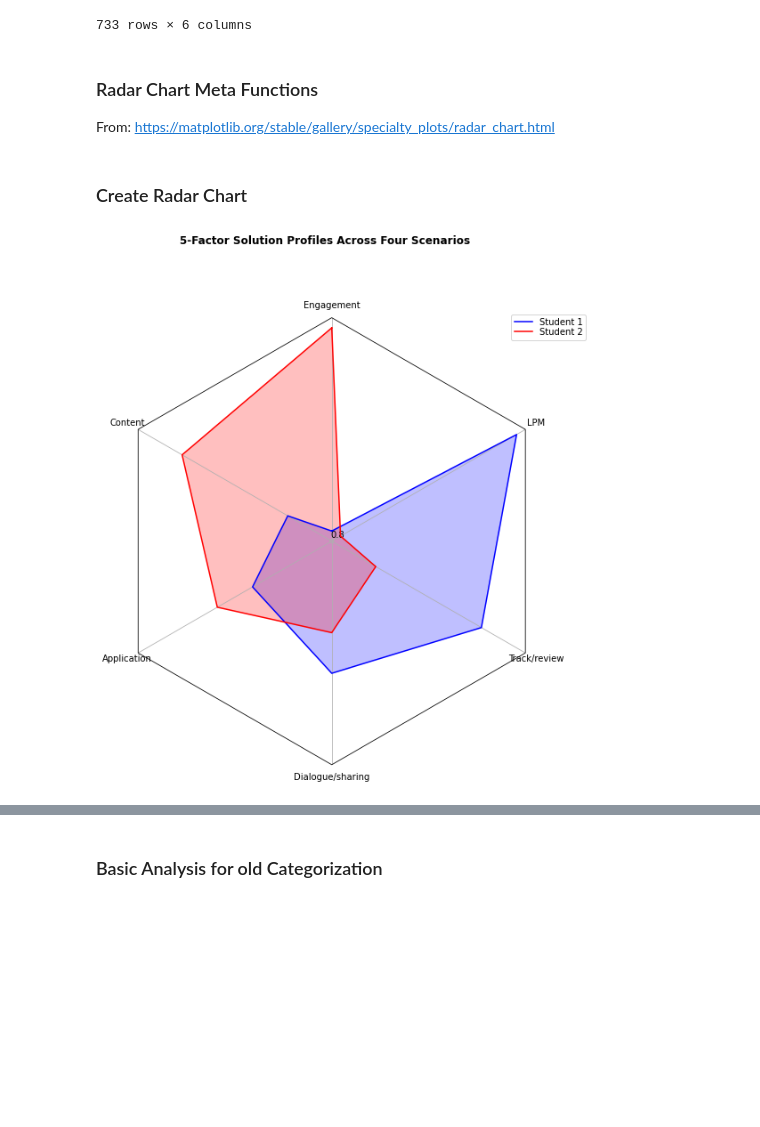
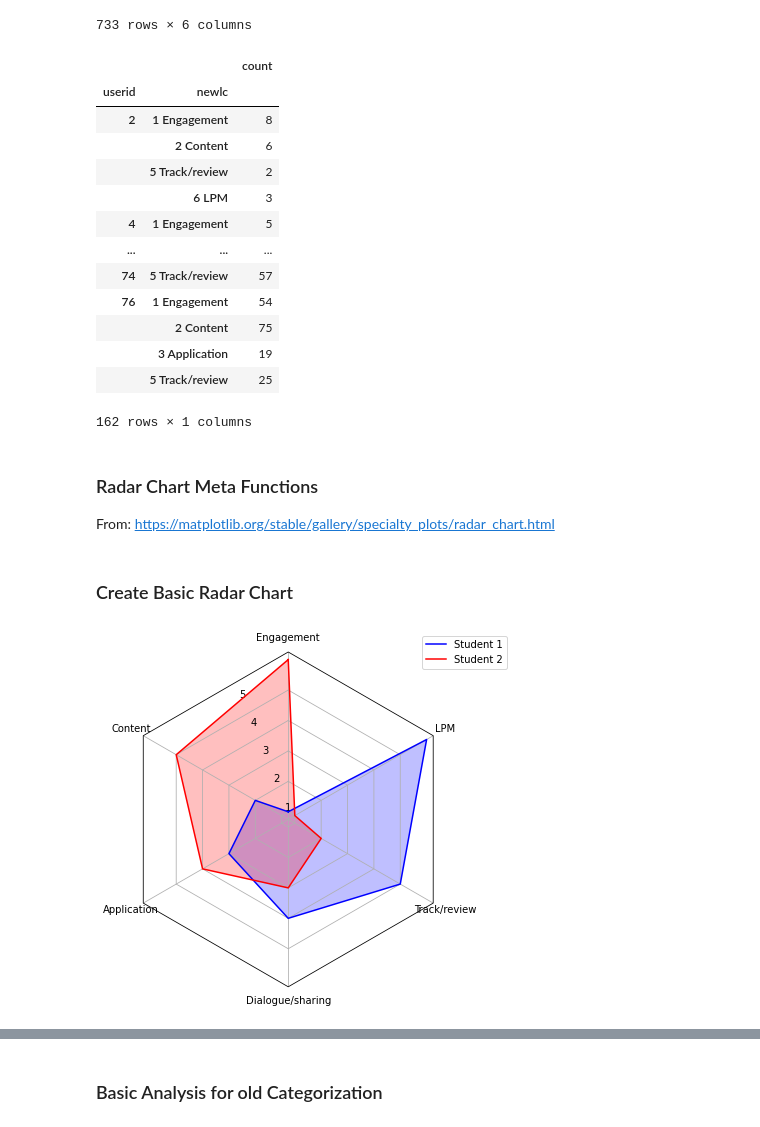
Before and after one commit to ugGit/mdl_interactions_plugin, a Jupyter notebook: lanalzyer/category_mapper.ipynb, the cells around one changed output, grey strips where cells are left out. Drawn from its saved outputs; the diff is of its cells as text; code cells hidden in the pictures; blank space fills up the shorter version.

Commit message:
feat: prepare basic graphics in jupyter notebook

```diff
--- a/lanalzyer/category_mapper.ipynb
+++ b/lanalzyer/category_mapper.ipynb
@@ -117,6 +117,24 @@ overview_newlc
 | 806 | 76 | \mod_workshop\event\submission_up... | 2 | 11 active | 3 Student-Content | 3 Application |
 | 807 | 76 | \mod_workshop\event\submission_vi... | 8 | 22 passive | 3 Student-Content | 5 Track/review |
 733 rows × 6 columns
+# %%
+newlc_per_student = overview_newlc.groupby(["userid","newlc"]).sum()
+newlc_per_student
+# %% [output]
+|  |  | count |
+| userid | newlc |  |
+| 2 | 1 Engagement | 8 |
+|  | 2 Content | 6 |
+|  | 5 Track/review | 2 |
+|  | 6 LPM | 3 |
+| 4 | 1 Engagement | 5 |
+| ... | ... | ... |
+| 74 | 5 Track/review | 57 |
+| 76 | 1 Engagement | 54 |
+|  | 2 Content | 75 |
+|  | 3 Application | 19 |
+|  | 5 Track/review | 25 |
+162 rows × 1 columns
 # %% [markdown]
 ### Radar Chart Meta Functions
 From: https://matplotlib.org/stable/gallery/specialty_plots/radar_chart.html
@@ -222,7 +240,7 @@ def radar_factory(num_vars, frame='circle'):
     register_projection(RadarAxes)
     return theta
 # %% [markdown]
-### Create Radar Chart
+### Create Basic Radar Chart
 # %%
 data_labels = ["Engagement", "Content", "Application", "Dialogue/sharing", "Track/review", "LPM"]
 data = [
@@ -233,26 +251,23 @@ N = len(data[0])
 theta = radar_factory(N, frame='polygon')
 colors = ['b', 'r']
 # %%
-fig, ax = plt.subplots(figsize=(9, 9), nrows=1, ncols=1,
+fig, ax = plt.subplots(figsize=(6, 6), nrows=1, ncols=1,
                             subplot_kw=dict(projection='radar'))
 fig.subplots_adjust(wspace=0.25, hspace=0.20, top=0.85, bottom=0.05) # required to position labels properly
 
-# Plot the four cases from the example data on separate axes
-ax.set_rgrids([0.2, 0.4, 0.6, 0.8])
+# define the radial gridlines (TODO: caluculate automatically from input data, min-max proper spacing)
+ax.set_rgrids([0, 1, 2, 3, 4, 5])
 
+# plot the data
 for d, color in zip(data, colors):
     ax.plot(theta, d, color=color)
     ax.fill(theta, d, facecolor=color, alpha=0.25, label='_nolegend_')
 ax.set_varlabels(data_labels)
 
-# add legend relative to top-left plot
+# add legend
 labels = ('Student 1', 'Student 2')
-legend = ax.legend(labels, loc=(0.9, .95), labelspacing=0.1)
-
-fig.text(0.5, 0.965, '5-Factor Solution Profiles Across Four Scenarios',
-          horizontalalignment='center', color='black', weight='bold',
-          size='large')
+legend = ax.legend(labels, loc=(0.9, .95))
 
 plt.show()
 # %% [output]
-[figure, old version]
+[figure, new version]
```
Also changed, not shown: parts of 21 cells of this notebook.
